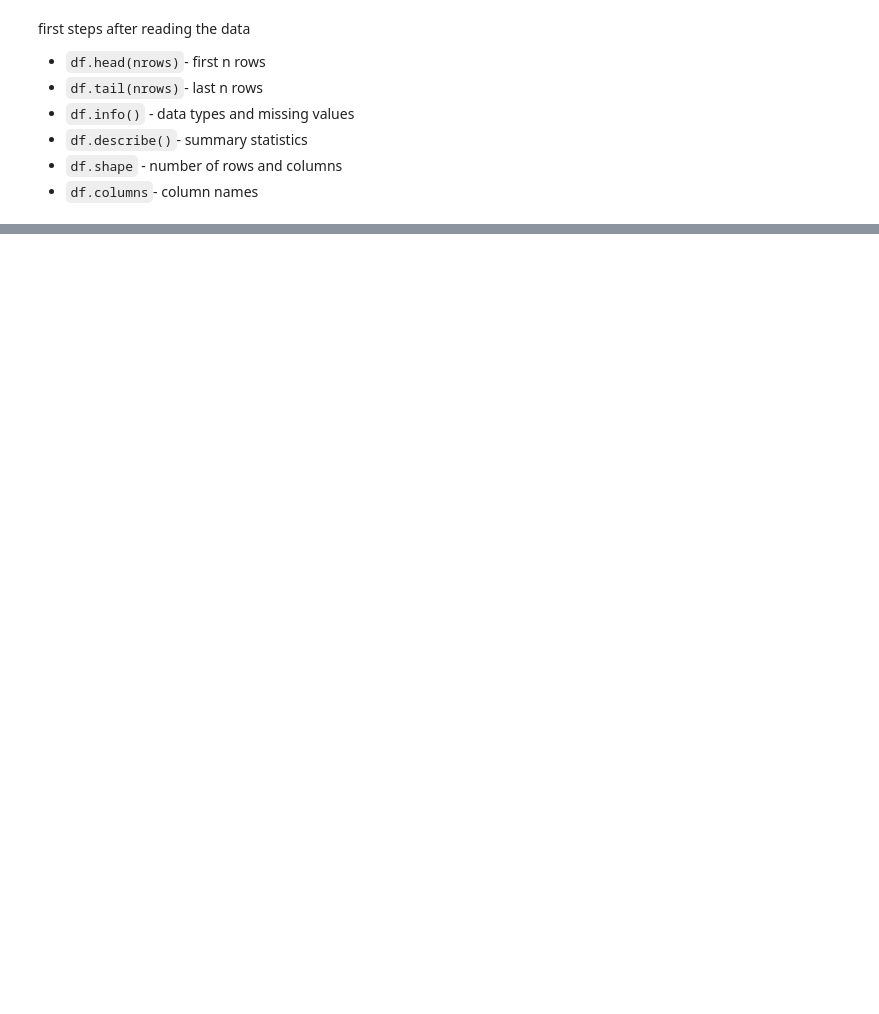
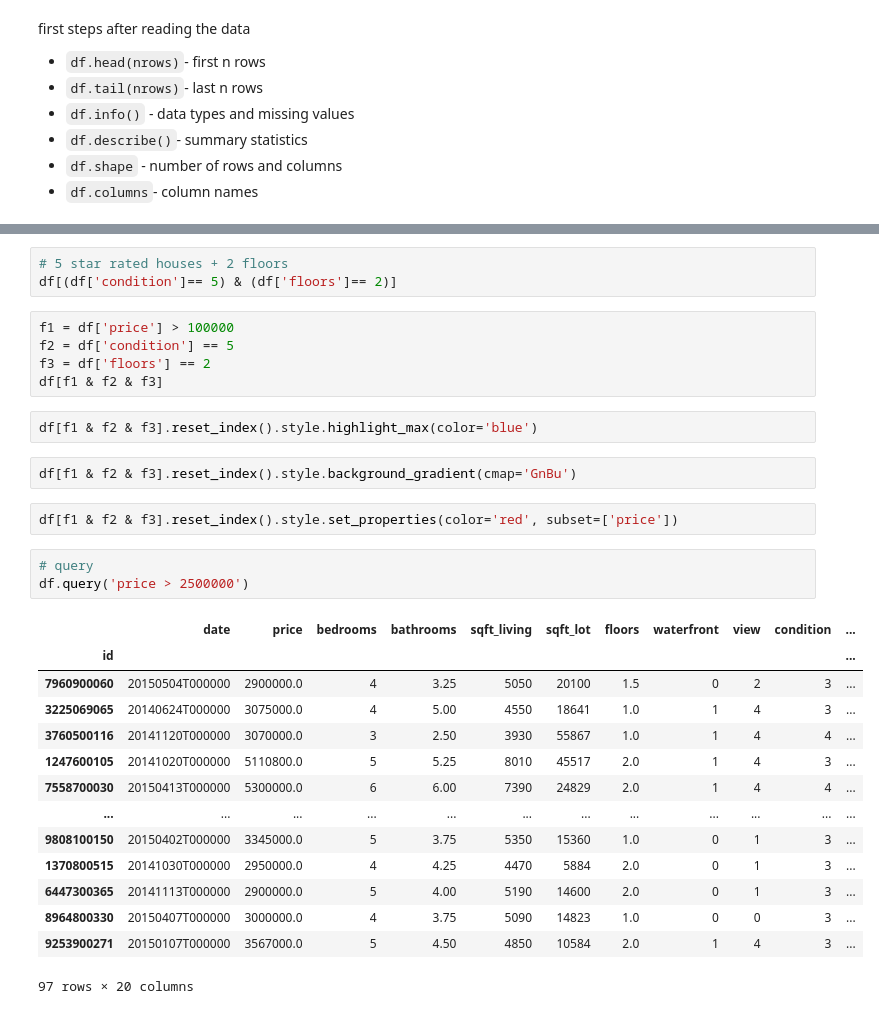
Before and after one commit to Srishti36912/python, a Jupyter notebook: data analysis/pandas.ipynb, the cells around one changed output, grey strips where cells are left out. Cells and saved outputs as stored; diff of their text form; blank space fills up the shorter version.

```diff
--- a/data analysis/pandas.ipynb
+++ b/data analysis/pandas.ipynb
@@ -218,0 +140,32 @@ df.sort_values('price')
+# %%
+# 5 star rated houses + 2 floors
+df[(df['condition']== 5) & (df['floors']== 2)]
+# %%
+f1 = df['price'] > 100000
+f2 = df['condition'] == 5
+f3 = df['floors'] == 2
+df[f1 & f2 & f3]
+# %%
+df[f1 & f2 & f3].reset_index().style.highlight_max(color='blue')
+# %%
+df[f1 & f2 & f3].reset_index().style.background_gradient(cmap='GnBu')
+# %%
+df[f1 & f2 & f3].reset_index().style.set_properties(color='red', subset=['price'])
+# %%
+# query
+df.query('price > 2500000')
+# %% [output]
+|  | date | price | bedrooms | bathrooms | sqft_living | sqft_lot | floors | waterfront | view | condition | ... |
+| id |  |  |  |  |  |  |  |  |  |  | ... |
+| 7960900060 | 20150504T000000 | 2900000.0 | 4 | 3.25 | 5050 | 20100 | 1.5 | 0 | 2 | 3 | ... |
+| 3225069065 | 20140624T000000 | 3075000.0 | 4 | 5.00 | 4550 | 18641 | 1.0 | 1 | 4 | 3 | ... |
+| 3760500116 | 20141120T000000 | 3070000.0 | 3 | 2.50 | 3930 | 55867 | 1.0 | 1 | 4 | 4 | ... |
+| 1247600105 | 20141020T000000 | 5110800.0 | 5 | 5.25 | 8010 | 45517 | 2.0 | 1 | 4 | 3 | ... |
+| 7558700030 | 20150413T000000 | 5300000.0 | 6 | 6.00 | 7390 | 24829 | 2.0 | 1 | 4 | 4 | ... |
+| ... | ... | ... | ... | ... | ... | ... | ... | ... | ... | ... | ... |
+| 9808100150 | 20150402T000000 | 3345000.0 | 5 | 3.75 | 5350 | 15360 | 1.0 | 0 | 1 | 3 | ... |
+| 1370800515 | 20141030T000000 | 2950000.0 | 4 | 4.25 | 4470 | 5884 | 2.0 | 0 | 1 | 3 | ... |
+| 6447300365 | 20141113T000000 | 2900000.0 | 5 | 4.00 | 5190 | 14600 | 2.0 | 0 | 1 | 3 | ... |
+| 8964800330 | 20150407T000000 | 3000000.0 | 4 | 3.75 | 5090 | 14823 | 1.0 | 0 | 0 | 3 | ... |
+| 9253900271 | 20150107T000000 | 3567000.0 | 5 | 4.50 | 4850 | 10584 | 2.0 | 1 | 4 | 3 | ... |
+97 rows × 20 columns
```
Also changed, not shown: parts of 39 cells of this notebook, 1 other file.
